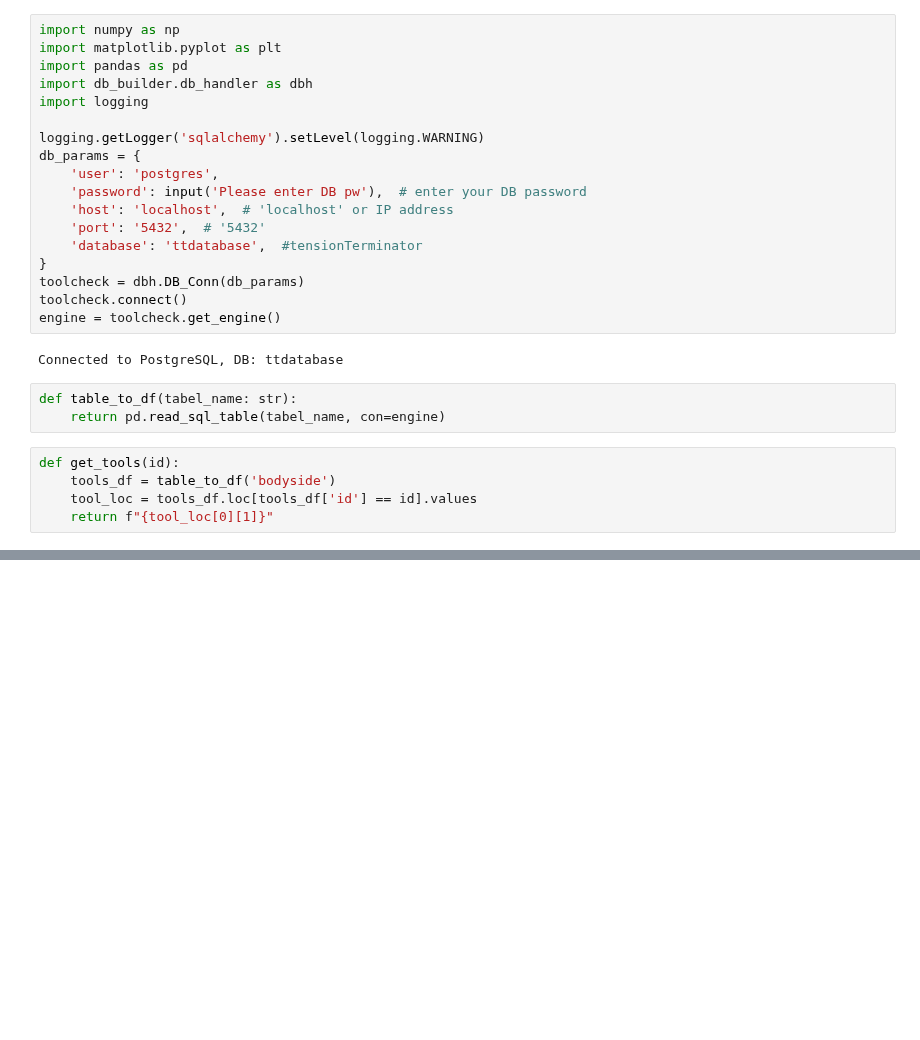
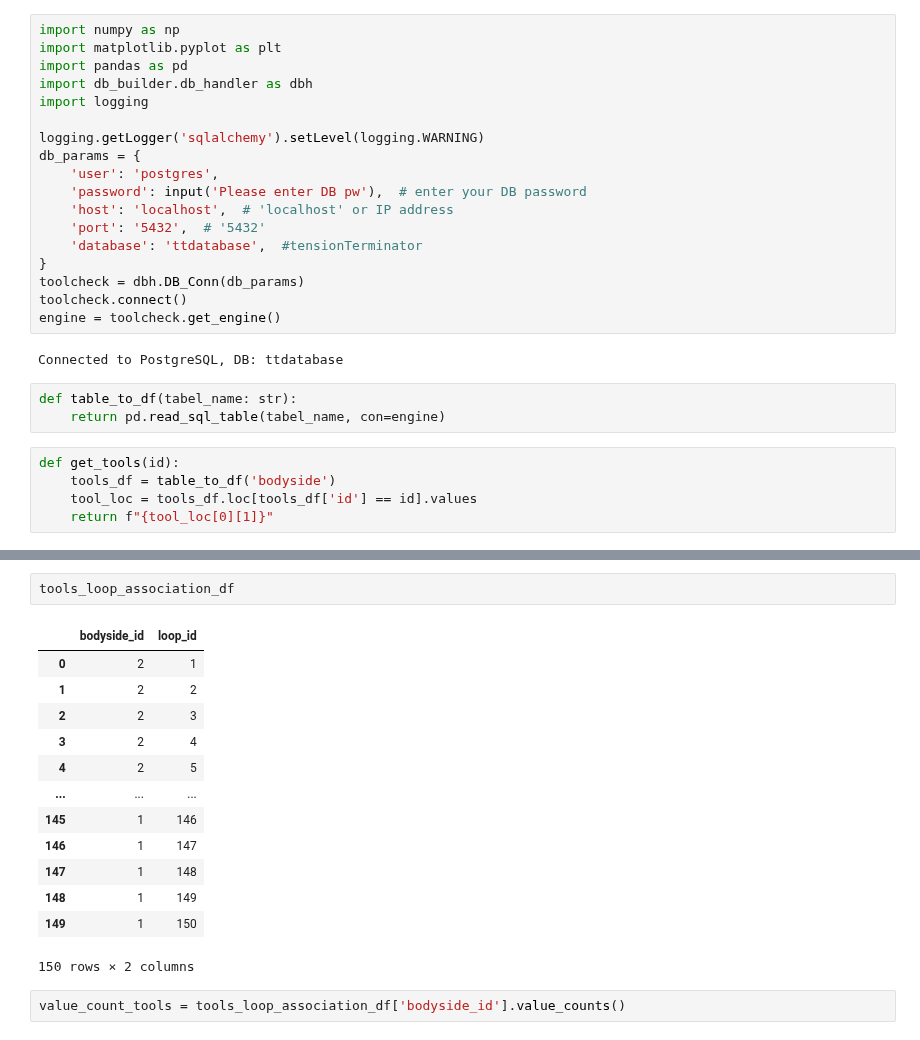
Before and after one commit to kaasimir/tensionterminator, a Jupyter notebook: notebooks/db_statistik/bodyside_stats.ipynb, the cells around one changed output, grey strips where cells are left out. Cells and saved outputs as stored; diff of their text form; blank space fills up the shorter version.

```diff
--- a/notebooks/db_statistik/bodyside_stats.ipynb
+++ b/notebooks/db_statistik/bodyside_stats.ipynb
@@ -49,0 +58,18 @@ FROM bodyside
+# %%
+tools_loop_association_df
+# %% [output]
+|  | bodyside_id | loop_id |
+| 0 | 2 | 1 |
+| 1 | 2 | 2 |
+| 2 | 2 | 3 |
+| 3 | 2 | 4 |
+| 4 | 2 | 5 |
+| ... | ... | ... |
+| 145 | 1 | 146 |
+| 146 | 1 | 147 |
+| 147 | 1 | 148 |
+| 148 | 1 | 149 |
+| 149 | 1 | 150 |
+150 rows × 2 columns
+# %%
+value_count_tools = tools_loop_association_df['bodyside_id'].value_counts()
```
Also changed, not shown: parts of 4 cells of this notebook, 2 other files.
